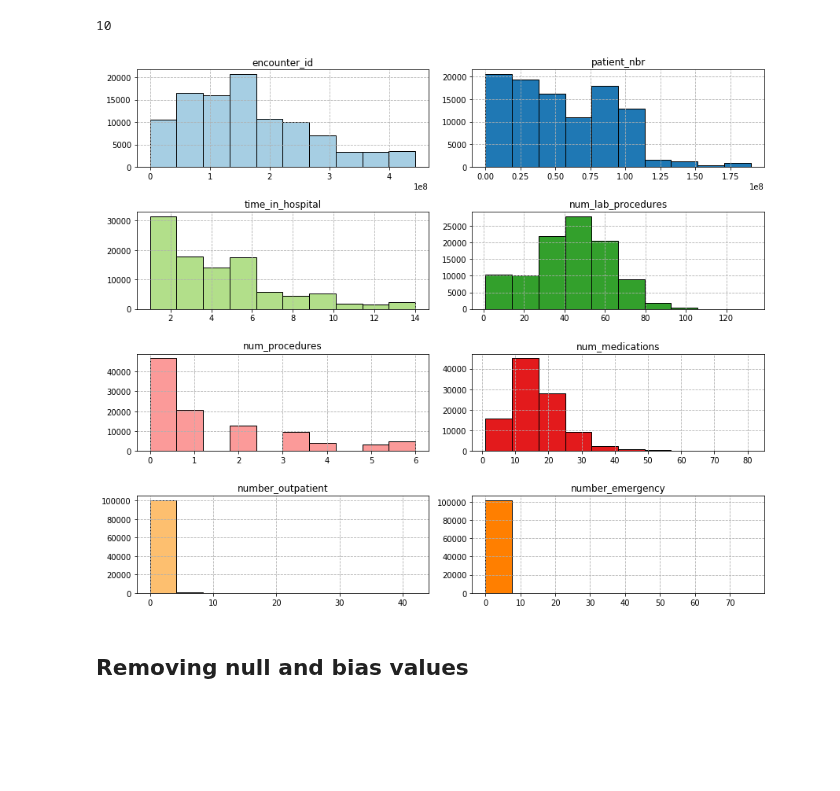
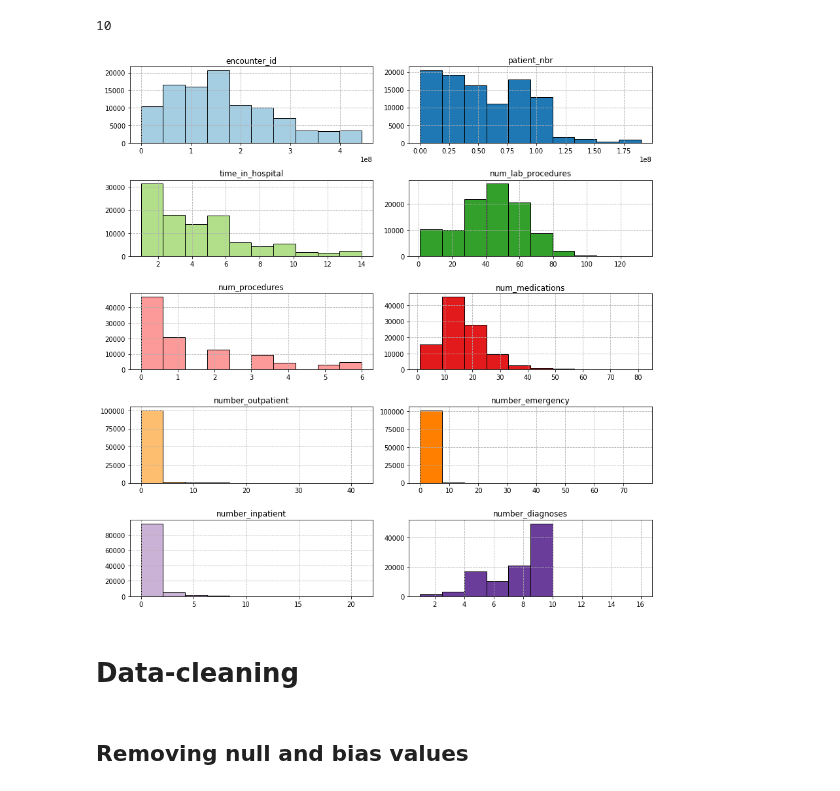
Before and after one commit to capac/kaggle-notebooks, a Jupyter notebook: diabetes-in-130-US-hospitals/1-data-preparation.ipynb, the cells around one changed output. Saved outputs shown, nothing was run; the diff lists cells and outputs as text; code cells hidden in the pictures; blank space fills up the shorter version.

```diff
--- a/diabetes-in-130-US-hospitals/1-data-preparation.ipynb
+++ b/diabetes-in-130-US-hospitals/1-data-preparation.ipynb
@@ -183,15 +203,17 @@ print(len(numeric_cols))
 # %% [output]
 10
 # %%
-fig, axes = plt.subplots(4, 2, figsize=(12, 10))
+fig, axes = plt.subplots(5, 2, figsize=(12, 12))
 colors = plt.cm.Paired.colors
 for c, ax, col in zip(colors, axes.flat, numeric_cols):
     ax.hist(df[col], color=c, edgecolor='k', bins=10)
     ax.set_title(col)
     ax.grid(True, linestyle='--')
 fig.tight_layout()
 # %% [output]
-[figure, old version]
+[figure, new version]
+# %% [markdown]
+# Data-cleaning
 # %% [markdown]
 ## Removing null and bias values
 # %%
```
Also changed, not shown: parts of 27 cells of this notebook.
